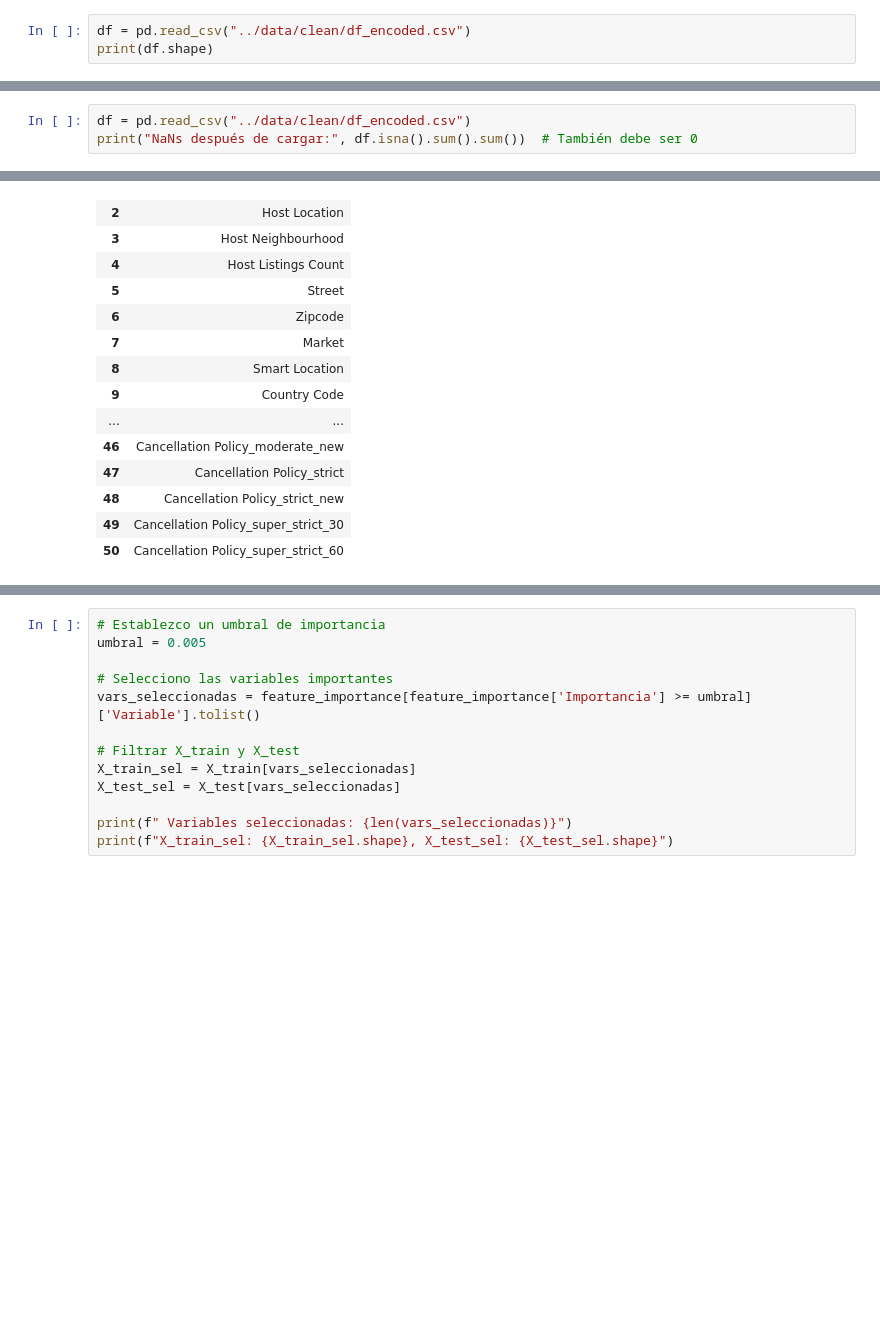
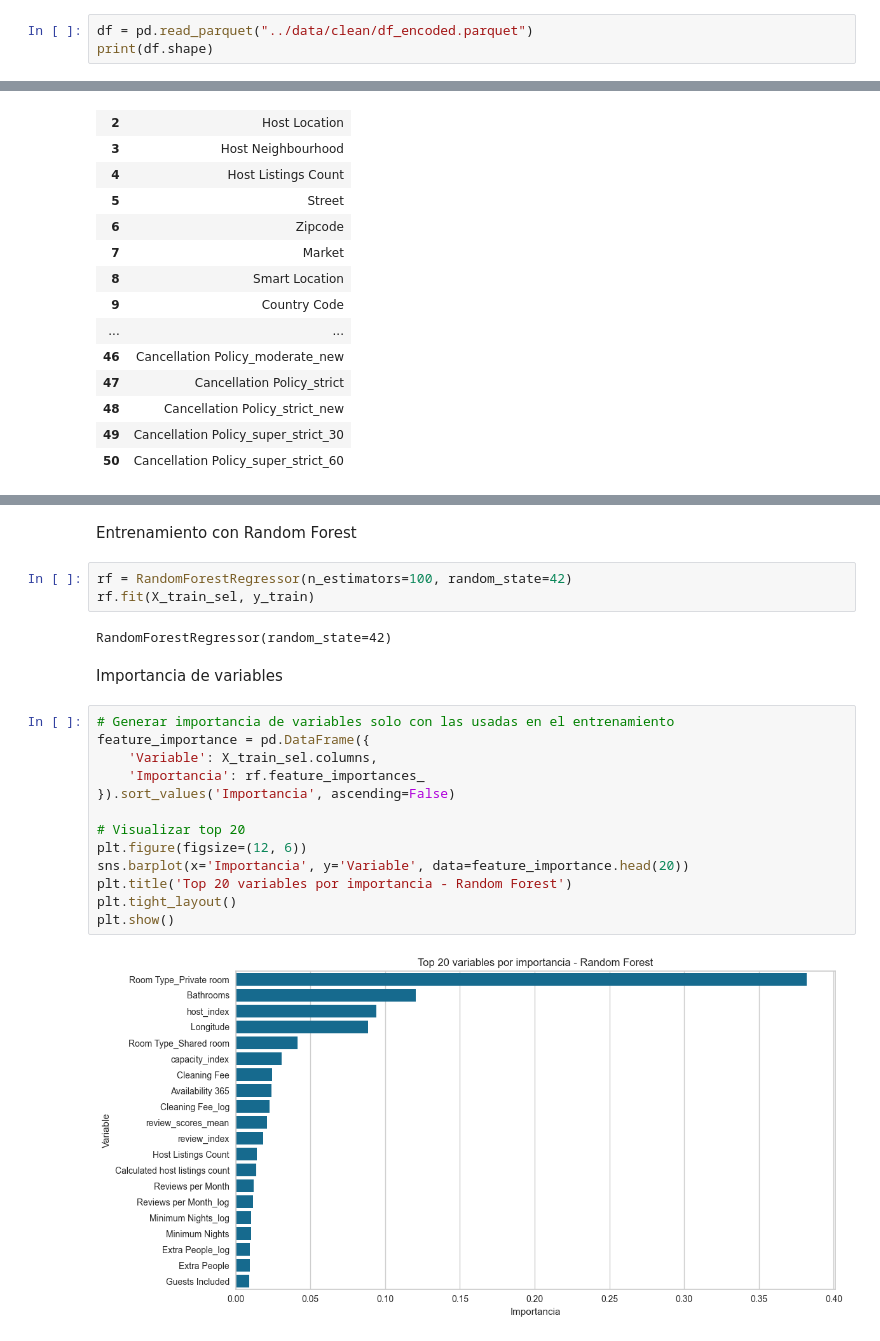
Before and after one commit to gonzalezulises/airbnb-pricing-ml, a Jupyter notebook: notebooks/02_model_training.ipynb, the cells around one changed output, grey strips where cells are left out. Saved outputs shown, nothing was run; the diff lists cells and outputs as text; blank space fills up the shorter version.

```diff
--- a/notebooks/02_model_training.ipynb
+++ b/notebooks/02_model_training.ipynb
@@ -20,5 +20,5 @@ from pycaret.regression import setup, compare_models
 # %%
-df = pd.read_csv("../data/clean/df_encoded.csv")
+df = pd.read_parquet("../data/clean/df_encoded.parquet")
 print(df.shape)
 # %% [output]
 (14632, 51)
@@ -29,3 +28,0 @@ df.isna().sum().sum()
-# %%
-df = pd.read_csv("../data/clean/df_encoded.csv")
-print("NaNs después de cargar:", df.isna().sum().sum())  # También debe ser 0
@@ -117,13 +105,24 @@ plt.show()
+# %% [markdown]
+Entrenamiento con Random Forest
 # %%
-# Establezco un umbral de importancia
-umbral = 0.005
-
-# Selecciono las variables importantes
-vars_seleccionadas = feature_importance[feature_importance['Importancia'] >= umbral]['Variable'].tolist()
-
-# Filtrar X_train y X_test
-X_train_sel = X_train[vars_seleccionadas]
-X_test_sel = X_test[vars_seleccionadas]
-
-print(f" Variables seleccionadas: {len(vars_seleccionadas)}")
-print(f"X_train_sel: {X_train_sel.shape}, X_test_sel: {X_test_sel.shape}")
+rf = RandomForestRegressor(n_estimators=100, random_state=42)
+rf.fit(X_train_sel, y_train)
+# %% [output]
+RandomForestRegressor(random_state=42)
+# %% [markdown]
+ Importancia de variables
+# %%
+# Generar importancia de variables solo con las usadas en el entrenamiento
+feature_importance = pd.DataFrame({
+    'Variable': X_train_sel.columns,
+    'Importancia': rf.feature_importances_
+}).sort_values('Importancia', ascending=False)
+
+# Visualizar top 20
+plt.figure(figsize=(12, 6))
+sns.barplot(x='Importancia', y='Variable', data=feature_importance.head(20))
+plt.title('Top 20 variables por importancia - Random Forest')
+plt.tight_layout()
+plt.show()
+# %% [output]
+[figure, added]
```
Also changed, not shown: parts of 25 cells of this notebook, 2 other files.
